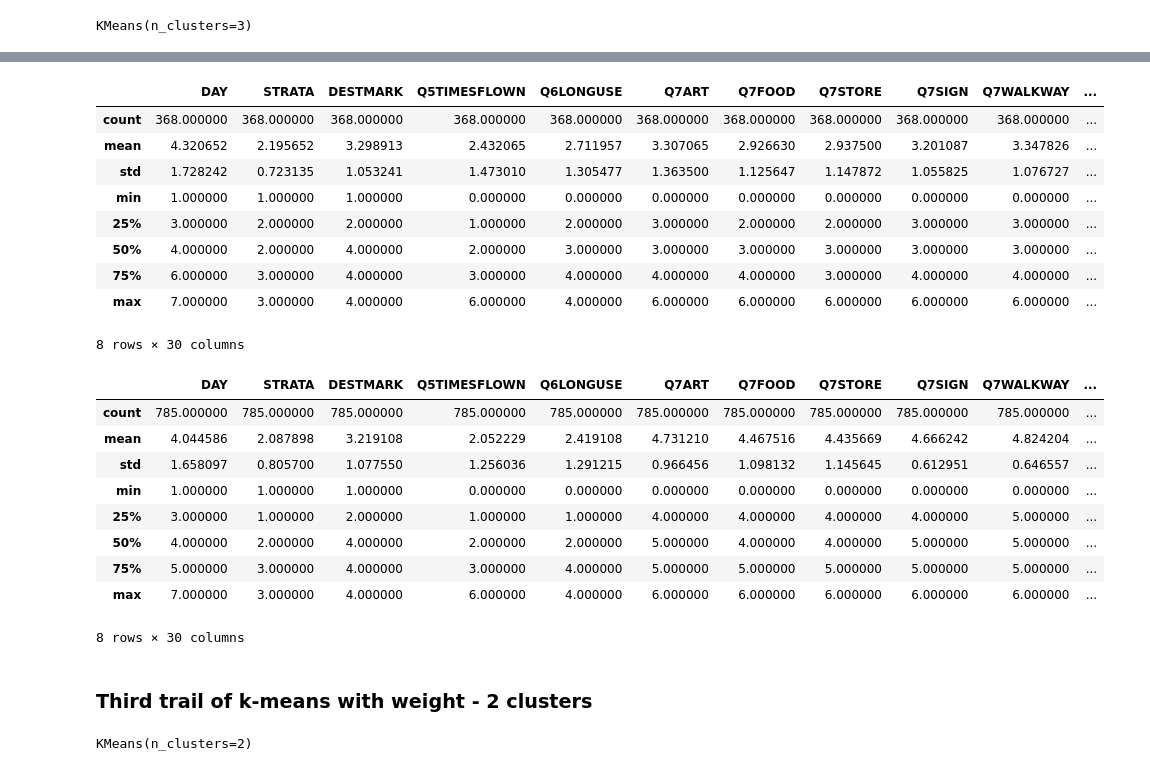
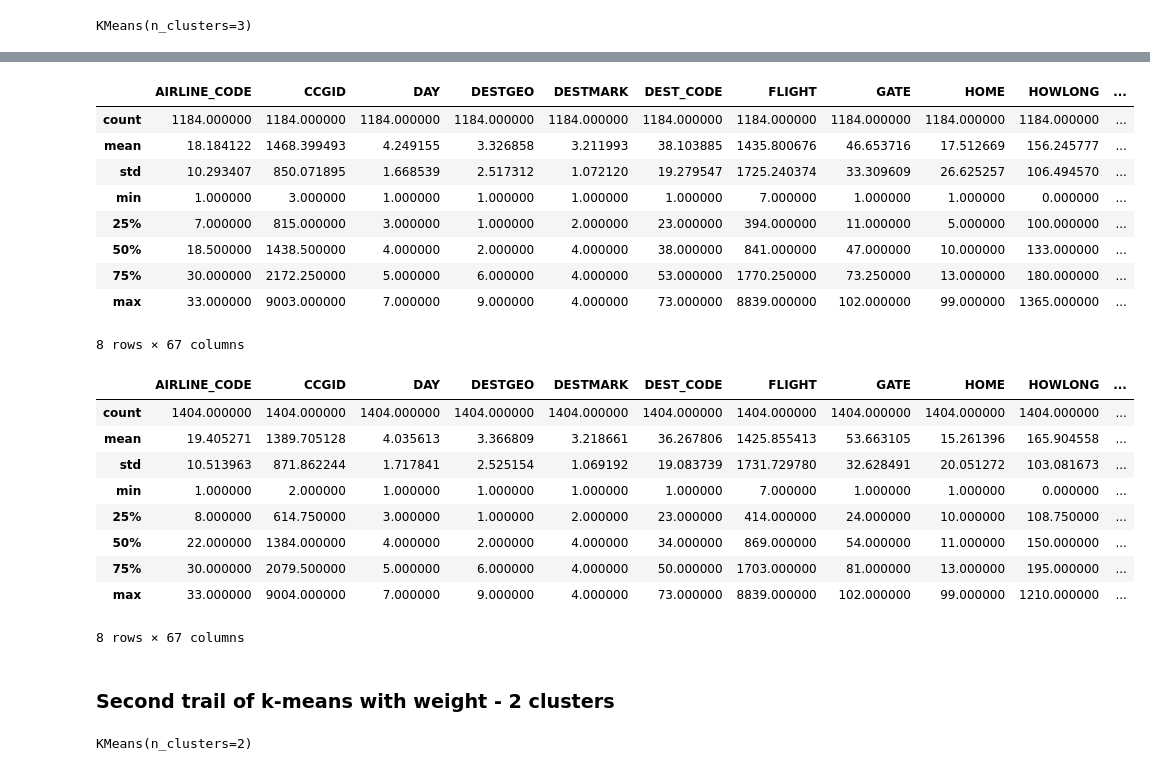
Before and after one commit to a-smaruj/Segmentacja, a Jupyter notebook: main.ipynb, the cells around one changed output, grey strips where cells are left out. Drawn from its saved outputs; the diff is of its cells as text; code cells hidden in the pictures.

Commit message:
Extend k-means with more variables and add decision tree

```diff
--- a/main.ipynb
+++ b/main.ipynb
@@ -336,7 +319,7 @@ def find_best_clusters(df, maximum_K):
 ## Standardised data
 # %%
 scaler = StandardScaler()
-scaler.fit(data_2018_quantitative)
-scaled_data = scaler.transform(data_2018_quantitative)
+scaler.fit(data_2018_numeric_nn)
+scaled_data = scaler.transform(data_2018_numeric_nn)
 scaled_data
 # %% [output]
@@ -373,6 +354,2 @@ dendrogram = hierarchy.dendrogram(clusters)
 # %% [markdown]
 ### First trial of k-means on quantitative data
-# %%
-kmeans_model = KMeans(n_clusters = 3)
-
-kmeans_model.fit(scaled_data)
@@ -441,3 +355,0 @@ data_2018_quantitative.loc[data_2018_quantitative['clusters'] == 2].describe()
-# %%
-data_weight = data_2018_quantitative.merge(data_2018, how = 'left')
-data_weight.head()
@@ -456,7 +360,7 @@ kmeans_model.fit(scaled_data, sample_weight=data_weight['WEIGHT'])
 # %% [output]
 KMeans(n_clusters=3)
 # %%
-data_2018_quantitative['clusters_2'] = kmeans_model.labels_
+data_2018_numeric_nn['clusters'] = kmeans_model.labels_
 
-data_2018_quantitative.head()
+data_2018_numeric_nn.head()
 # %% [output]
@@ -500,31 +392,31 @@ data_2018_quantitative.loc[data_2018_quantitative['clusters_2'] == 0].describe()
 # %%
-data_2018_quantitative.loc[data_2018_quantitative['clusters_2'] == 1].describe()
+data_2018_numeric_nn.loc[data_2018_numeric_nn['clusters'] == 1].describe()
 # %% [output]
-|  | DAY | STRATA | DESTMARK | Q5TIMESFLOWN | Q6LONGUSE | Q7ART | Q7FOOD | Q7STORE | Q7SIGN | Q7WALKWAY | ... |
-| count | 368.000000 | 368.000000 | 368.000000 | 368.000000 | 368.000000 | 368.000000 | 368.000000 | 368.000000 | 368.000000 | 368.000000 | ... |
-| mean | 4.320652 | 2.195652 | 3.298913 | 2.432065 | 2.711957 | 3.307065 | 2.926630 | 2.937500 | 3.201087 | 3.347826 | ... |
-| std | 1.728242 | 0.723135 | 1.053241 | 1.473010 | 1.305477 | 1.363500 | 1.125647 | 1.147872 | 1.055825 | 1.076727 | ... |
-| min | 1.000000 | 1.000000 | 1.000000 | 0.000000 | 0.000000 | 0.000000 | 0.000000 | 0.000000 | 0.000000 | 0.000000 | ... |
-| 25% | 3.000000 | 2.000000 | 2.000000 | 1.000000 | 2.000000 | 3.000000 | 2.000000 | 2.000000 | 3.000000 | 3.000000 | ... |
-| 50% | 4.000000 | 2.000000 | 4.000000 | 2.000000 | 3.000000 | 3.000000 | 3.000000 | 3.000000 | 3.000000 | 3.000000 | ... |
-| 75% | 6.000000 | 3.000000 | 4.000000 | 3.000000 | 4.000000 | 4.000000 | 4.000000 | 3.000000 | 4.000000 | 4.000000 | ... |
-| max | 7.000000 | 3.000000 | 4.000000 | 6.000000 | 4.000000 | 6.000000 | 6.000000 | 6.000000 | 6.000000 | 6.000000 | ... |
+|  | AIRLINE_CODE | CCGID | DAY | DESTGEO | DESTMARK | DEST_CODE | FLIGHT | GATE | HOME | HOWLONG | ... |
+| count | 1184.000000 | 1184.000000 | 1184.000000 | 1184.000000 | 1184.000000 | 1184.000000 | 1184.000000 | 1184.000000 | 1184.000000 | 1184.000000 | ... |
+| mean | 18.184122 | 1468.399493 | 4.249155 | 3.326858 | 3.211993 | 38.103885 | 1435.800676 | 46.653716 | 17.512669 | 156.245777 | ... |
+| std | 10.293407 | 850.071895 | 1.668539 | 2.517312 | 1.072120 | 19.279547 | 1725.240374 | 33.309609 | 26.625257 | 106.494570 | ... |
+| min | 1.000000 | 3.000000 | 1.000000 | 1.000000 | 1.000000 | 1.000000 | 7.000000 | 1.000000 | 1.000000 | 0.000000 | ... |
+| 25% | 7.000000 | 815.000000 | 3.000000 | 1.000000 | 2.000000 | 23.000000 | 394.000000 | 11.000000 | 5.000000 | 100.000000 | ... |
+| 50% | 18.500000 | 1438.500000 | 4.000000 | 2.000000 | 4.000000 | 38.000000 | 841.000000 | 47.000000 | 10.000000 | 133.000000 | ... |
+| 75% | 30.000000 | 2172.250000 | 5.000000 | 6.000000 | 4.000000 | 53.000000 | 1770.250000 | 73.250000 | 13.000000 | 180.000000 | ... |
+| max | 33.000000 | 9003.000000 | 7.000000 | 9.000000 | 4.000000 | 73.000000 | 8839.000000 | 102.000000 | 99.000000 | 1365.000000 | ... |
-8 rows × 30 columns
+8 rows × 67 columns
 # %%
-data_2018_quantitative.loc[data_2018_quantitative['clusters_2'] == 2].describe()
+data_2018_numeric_nn.loc[data_2018_numeric_nn['clusters'] == 2].describe()
 # %% [output]
-|  | DAY | STRATA | DESTMARK | Q5TIMESFLOWN | Q6LONGUSE | Q7ART | Q7FOOD | Q7STORE | Q7SIGN | Q7WALKWAY | ... |
-| count | 785.000000 | 785.000000 | 785.000000 | 785.000000 | 785.000000 | 785.000000 | 785.000000 | 785.000000 | 785.000000 | 785.000000 | ... |
-| mean | 4.044586 | 2.087898 | 3.219108 | 2.052229 | 2.419108 | 4.731210 | 4.467516 | 4.435669 | 4.666242 | 4.824204 | ... |
-| std | 1.658097 | 0.805700 | 1.077550 | 1.256036 | 1.291215 | 0.966456 | 1.098132 | 1.145645 | 0.612951 | 0.646557 | ... |
-| min | 1.000000 | 1.000000 | 1.000000 | 0.000000 | 0.000000 | 0.000000 | 0.000000 | 0.000000 | 0.000000 | 0.000000 | ... |
-| 25% | 3.000000 | 1.000000 | 2.000000 | 1.000000 | 1.000000 | 4.000000 | 4.000000 | 4.000000 | 4.000000 | 5.000000 | ... |
-| 50% | 4.000000 | 2.000000 | 4.000000 | 2.000000 | 2.000000 | 5.000000 | 4.000000 | 4.000000 | 5.000000 | 5.000000 | ... |
-| 75% | 5.000000 | 3.000000 | 4.000000 | 3.000000 | 4.000000 | 5.000000 | 5.000000 | 5.000000 | 5.000000 | 5.000000 | ... |
-| max | 7.000000 | 3.000000 | 4.000000 | 6.000000 | 4.000000 | 6.000000 | 6.000000 | 6.000000 | 6.000000 | 6.000000 | ... |
+|  | AIRLINE_CODE | CCGID | DAY | DESTGEO | DESTMARK | DEST_CODE | FLIGHT | GATE | HOME | HOWLONG | ... |
+| count | 1404.000000 | 1404.000000 | 1404.000000 | 1404.000000 | 1404.000000 | 1404.000000 | 1404.000000 | 1404.000000 | 1404.000000 | 1404.000000 | ... |
+| mean | 19.405271 | 1389.705128 | 4.035613 | 3.366809 | 3.218661 | 36.267806 | 1425.855413 | 53.663105 | 15.261396 | 165.904558 | ... |
+| std | 10.513963 | 871.862244 | 1.717841 | 2.525154 | 1.069192 | 19.083739 | 1731.729780 | 32.628491 | 20.051272 | 103.081673 | ... |
+| min | 1.000000 | 2.000000 | 1.000000 | 1.000000 | 1.000000 | 1.000000 | 7.000000 | 1.000000 | 1.000000 | 0.000000 | ... |
+| 25% | 8.000000 | 614.750000 | 3.000000 | 1.000000 | 2.000000 | 23.000000 | 414.000000 | 24.000000 | 10.000000 | 108.750000 | ... |
+| 50% | 22.000000 | 1384.000000 | 4.000000 | 2.000000 | 4.000000 | 34.000000 | 869.000000 | 54.000000 | 11.000000 | 150.000000 | ... |
+| 75% | 30.000000 | 2079.500000 | 5.000000 | 6.000000 | 4.000000 | 50.000000 | 1703.000000 | 81.000000 | 13.000000 | 195.000000 | ... |
+| max | 33.000000 | 9004.000000 | 7.000000 | 9.000000 | 4.000000 | 73.000000 | 8839.000000 | 102.000000 | 99.000000 | 1210.000000 | ... |
-8 rows × 30 columns
+8 rows × 67 columns
 # %% [markdown]
-### Third trail of k-means with weight - 2 clusters
+### Second trail of k-means with weight - 2 clusters
 # %%
 kmeans_model = KMeans(n_clusters = 2)
 
```
Also changed, not shown: parts of 55 cells of this notebook, 1 other file.
